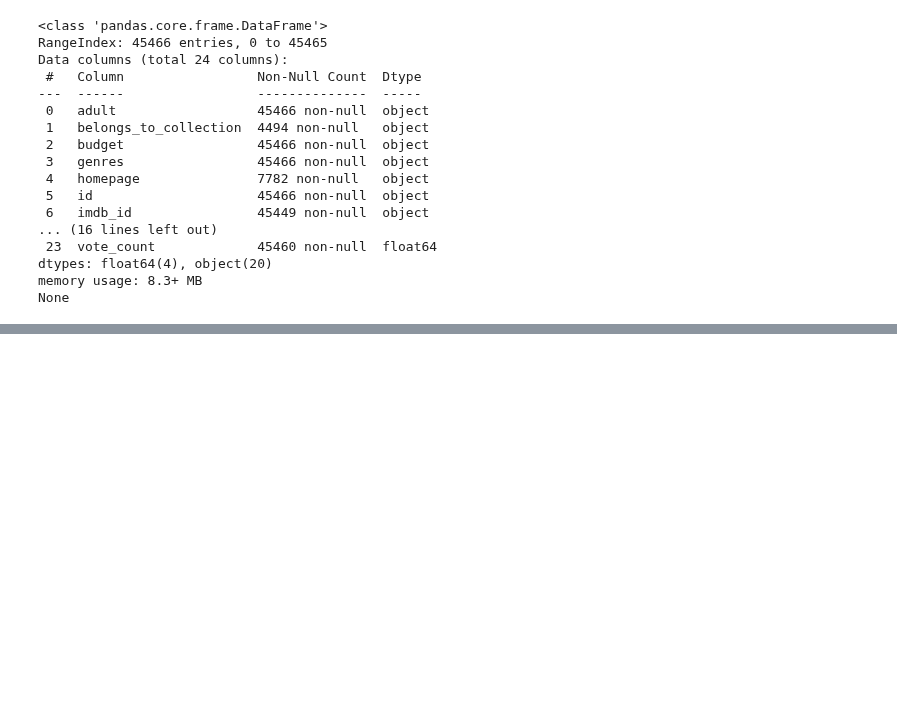
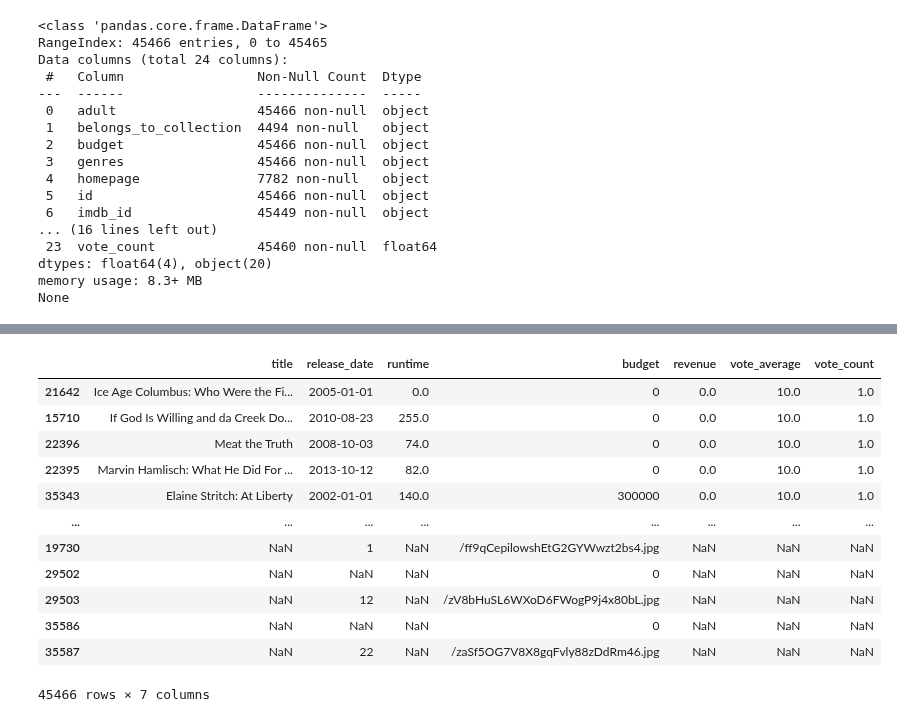
Before and after one commit to Klus3kk/datascience, a Jupyter notebook: Movie-Ratings/main.ipynb, the cells around one changed output, grey strips where cells are left out. Saved outputs shown, nothing was run; the diff lists cells and outputs as text; code cells hidden in the pictures; blank space fills up the shorter version.

```diff
--- a/Movie-Ratings/main.ipynb
+++ b/Movie-Ratings/main.ipynb
@@ -54,0 +72,16 @@ None
+# %%
+movies.sort_values(by=["vote_average"], ascending=False)
+# %% [output]
+|  | title | release_date | runtime | budget | revenue | vote_average | vote_count |
+| 21642 | Ice Age Columbus: Who Were the Fi... | 2005-01-01 | 0.0 | 0 | 0.0 | 10.0 | 1.0 |
+| 15710 | If God Is Willing and da Creek Do... | 2010-08-23 | 255.0 | 0 | 0.0 | 10.0 | 1.0 |
+| 22396 | Meat the Truth | 2008-10-03 | 74.0 | 0 | 0.0 | 10.0 | 1.0 |
+| 22395 | Marvin Hamlisch: What He Did For ... | 2013-10-12 | 82.0 | 0 | 0.0 | 10.0 | 1.0 |
+| 35343 | Elaine Stritch: At Liberty | 2002-01-01 | 140.0 | 300000 | 0.0 | 10.0 | 1.0 |
+| ... | ... | ... | ... | ... | ... | ... | ... |
+| 19730 | NaN | 1 | NaN | /ff9qCepilowshEtG2GYWwzt2bs4.jpg | NaN | NaN | NaN |
+| 29502 | NaN | NaN | NaN | 0 | NaN | NaN | NaN |
+| 29503 | NaN | 12 | NaN | /zV8bHuSL6WXoD6FWogP9j4x80bL.jpg | NaN | NaN | NaN |
+| 35586 | NaN | NaN | NaN | 0 | NaN | NaN | NaN |
+| 35587 | NaN | 22 | NaN | /zaSf5OG7V8X8gqFvly88zDdRm46.jpg | NaN | NaN | NaN |
+45466 rows × 7 columns
```
Also changed, not shown: parts of 2 cells of this notebook.
